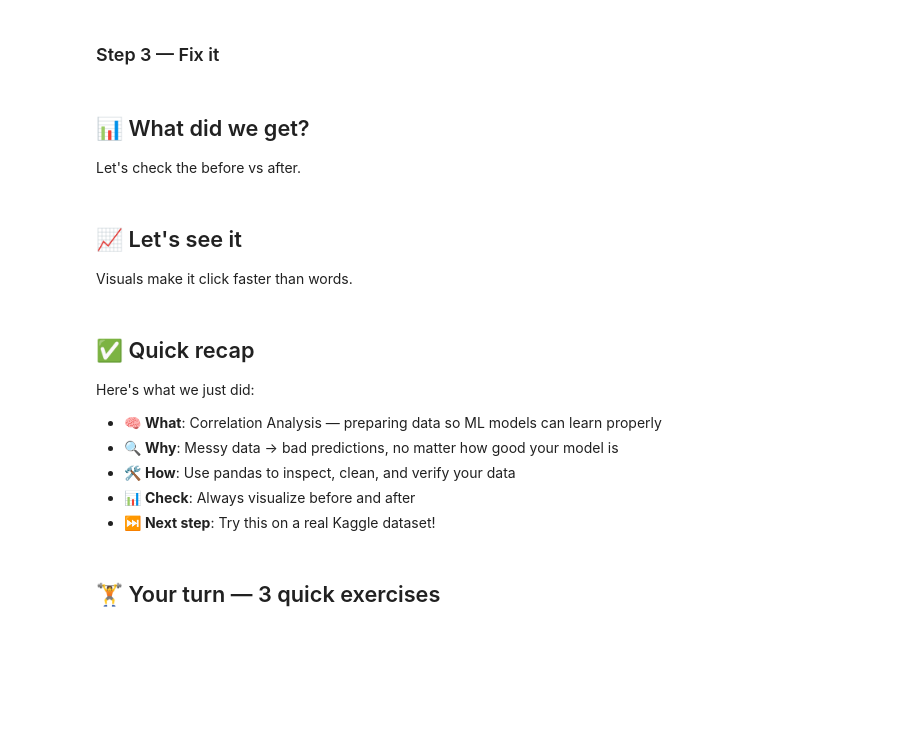
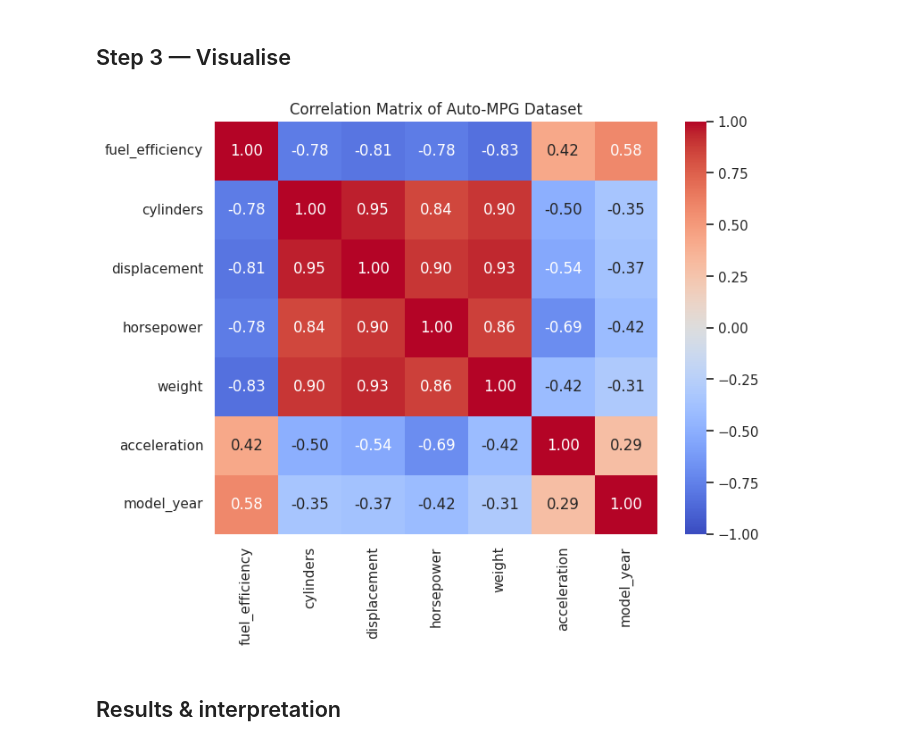
Before and after one commit to muhammadtalhaishtiaq/ai-orchestrator, a Jupyter notebook: 02-exploratory-data-analysis/04_correlation_analysis.ipynb, the cells around one changed output. Cells and saved outputs as stored; diff of their text form; code cells hidden in the pictures; blank space fills up the shorter version.

Commit message:
feat: add Correlation Analysis notebook (executed, with outputs)

```diff
--- a/02-exploratory-data-analysis/04_correlation_analysis.ipynb
+++ b/02-exploratory-data-analysis/04_correlation_analysis.ipynb
@@ -27,8 +18,8 @@ Just three libraries — nothing fancy.
 # %%
-import numpy as np          # numbers and arrays
-import pandas as pd         # tables (DataFrames)
-import matplotlib.pyplot as plt  # charts
-import seaborn as sns        # nicer charts
+import pandas as pd
+import numpy as np
+import seaborn as sns
+import matplotlib.pyplot as plt
 
-plt.style.use('seaborn-v0_8-whitegrid')
-print('✅ Setup done!')
+sns.set_theme(style="whitegrid")
+print('Setup done!')
@@ -51,0 +30,5 @@ df.head()
+# %%
+# Classic Boston housing dataset (toy data built into seaborn)
+boston = sns.load_dataset('mpg').dropna()
+boston = boston.rename(columns={'mpg':'fuel_efficiency'})
+print(boston.head())
@@ -65,0 +51,6 @@ df.describe()
+# %%
+# Select numeric columns for correlation
+numeric_cols = boston.select_dtypes(include=np.number)
+corr_matrix = numeric_cols.corr(method='pearson')
+print("Correlation matrix shape:", corr_matrix.shape)
+corr_matrix.style.background_gradient(cmap='coolwarm', axis=None)
@@ -66,2 +67,2 @@ df.describe()
 # %% [markdown]
-### Step 3 — Fix it
+## Step 3 — Visualise
@@ -76,4 +68,0 @@ df_clean.head()
-# %% [markdown]
-## 📊 What did we get?
-
-Let's check the before vs after.
@@ -88,4 +68,0 @@ print('\n✅ Data is clean and ready for a model!')
-# %% [markdown]
-## 📈 Let's see it
-
-Visuals make it click faster than words.
@@ -110,12 +68,0 @@ plt.show()
-# %% [markdown]
-## ✅ Quick recap
-
-Here's what we just did:
-
-- 🧠 **What**: Correlation Analysis — preparing data so ML models can learn properly
-- 🔍 **Why**: Messy data → bad predictions, no matter how good your model is
-- 🛠️ **How**: Use pandas to inspect, clean, and verify your data
-- 📊 **Check**: Always visualize before and after
-- ⏭️ **Next step**: Try this on a real Kaggle dataset!
-# %% [markdown]
-## 🏋️ Your turn — 3 quick exercises
@@ -135,0 +69,9 @@ Here's what we just did:
+# %%
+plt.figure(figsize=(8,6))
+sns.heatmap(corr_matrix, annot=True, fmt=".2f", cmap='coolwarm', vmin=-1, vmax=1)
+plt.title('Correlation Matrix of Auto-MPG Dataset')
+plt.show()
+# %% [output]
+[figure, added]
+# %% [markdown]
+## Results & interpretation
```
Also changed, not shown: parts of 22 cells of this notebook.
